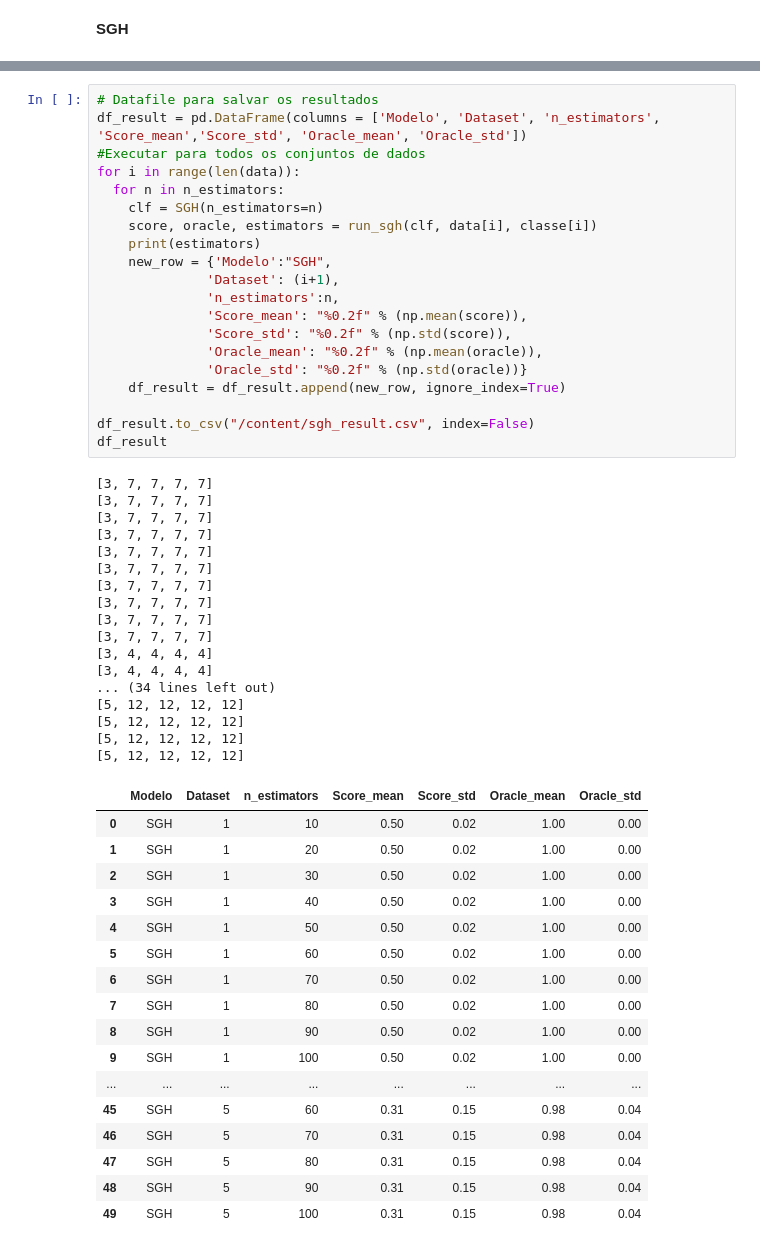
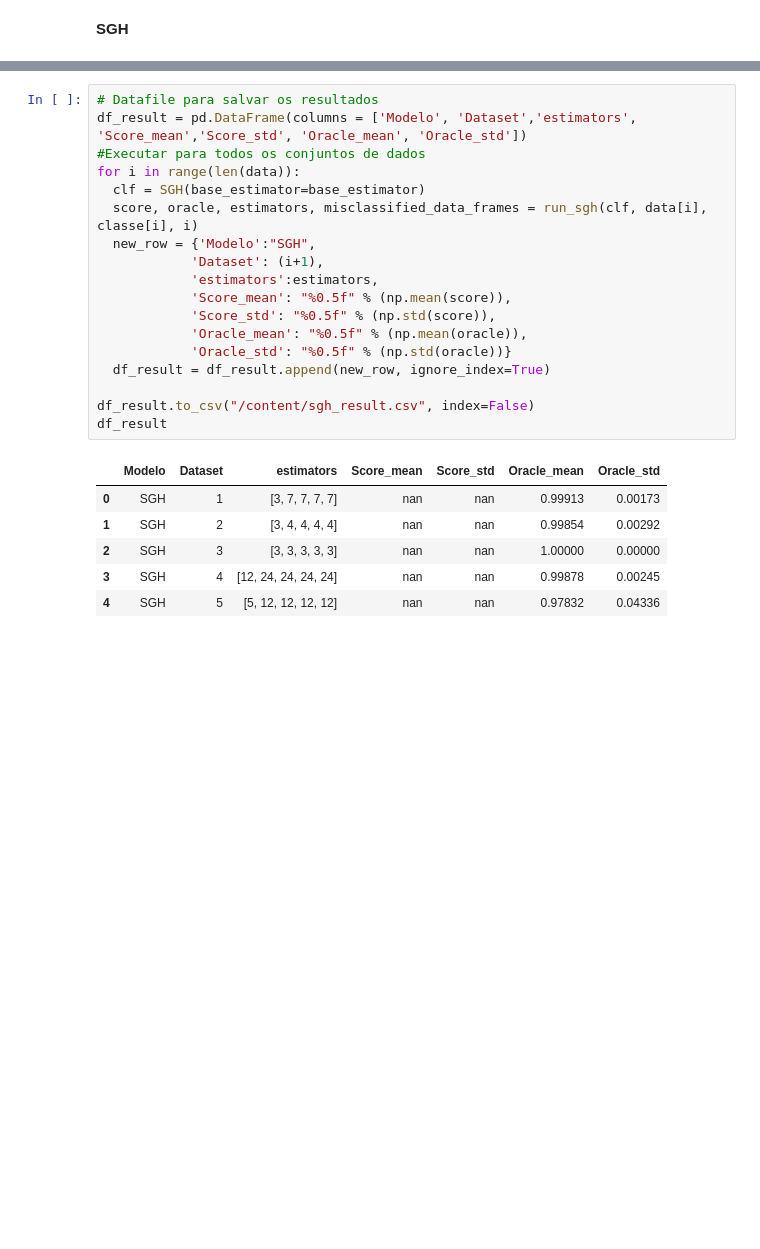
Before and after one commit to Francimaria/ensemble_learning, a Jupyter notebook: exercicio1_vs_final.ipynb, the cells around one changed output, grey strips where cells are left out. Drawn from its saved outputs; the diff is of its cells as text; blank space fills up the shorter version.

```diff
--- a/exercicio1_vs_final.ipynb
+++ b/exercicio1_vs_final.ipynb
@@ -401,55 +429,25 @@ from sgh import SGH
 # %%
 # Datafile para salvar os resultados
-df_result = pd.DataFrame(columns = ['Modelo', 'Dataset', 'n_estimators', 'Score_mean','Score_std', 'Oracle_mean', 'Oracle_std'])
+df_result = pd.DataFrame(columns = ['Modelo', 'Dataset','estimators', 'Score_mean','Score_std', 'Oracle_mean', 'Oracle_std'])
 #Executar para todos os conjuntos de dados
 for i in range(len(data)):
-  for n in n_estimators:
-    clf = SGH(n_estimators=n)
-    score, oracle, estimators = run_sgh(clf, data[i], classe[i])
-    print(estimators)
-    new_row = {'Modelo':"SGH",
-              'Dataset': (i+1),
-              'n_estimators':n,
-              'Score_mean': "%0.2f" % (np.mean(score)),
-              'Score_std': "%0.2f" % (np.std(score)),
-              'Oracle_mean': "%0.2f" % (np.mean(oracle)),
-              'Oracle_std': "%0.2f" % (np.std(oracle))}
-    df_result = df_result.append(new_row, ignore_index=True)
+  clf = SGH(base_estimator=base_estimator)
+  score, oracle, estimators, misclassified_data_frames = run_sgh(clf, data[i], classe[i], i)
+  new_row = {'Modelo':"SGH",
+            'Dataset': (i+1),
+            'estimators':estimators,
+            'Score_mean': "%0.5f" % (np.mean(score)),
+            'Score_std': "%0.5f" % (np.std(score)),
+            'Oracle_mean': "%0.5f" % (np.mean(oracle)),
+            'Oracle_std': "%0.5f" % (np.std(oracle))}
+  df_result = df_result.append(new_row, ignore_index=True)
 
 df_result.to_csv("/content/sgh_result.csv", index=False)
 df_result
 # %% [output]
-[3, 7, 7, 7, 7]
-[3, 7, 7, 7, 7]
-[3, 7, 7, 7, 7]
-[3, 7, 7, 7, 7]
-[3, 7, 7, 7, 7]
-[3, 7, 7, 7, 7]
-[3, 7, 7, 7, 7]
-[3, 7, 7, 7, 7]
-[3, 7, 7, 7, 7]
-[3, 7, 7, 7, 7]
-[3, 4, 4, 4, 4]
-[3, 4, 4, 4, 4]
-... (34 lines left out)
-[5, 12, 12, 12, 12]
-[5, 12, 12, 12, 12]
-[5, 12, 12, 12, 12]
-[5, 12, 12, 12, 12]
-|  | Modelo | Dataset | n_estimators | Score_mean | Score_std | Oracle_mean | Oracle_std |
-| 0 | SGH | 1 | 10 | 0.50 | 0.02 | 1.00 | 0.00 |
-| 1 | SGH | 1 | 20 | 0.50 | 0.02 | 1.00 | 0.00 |
-| 2 | SGH | 1 | 30 | 0.50 | 0.02 | 1.00 | 0.00 |
-| 3 | SGH | 1 | 40 | 0.50 | 0.02 | 1.00 | 0.00 |
-| 4 | SGH | 1 | 50 | 0.50 | 0.02 | 1.00 | 0.00 |
-| 5 | SGH | 1 | 60 | 0.50 | 0.02 | 1.00 | 0.00 |
-| 6 | SGH | 1 | 70 | 0.50 | 0.02 | 1.00 | 0.00 |
-| 7 | SGH | 1 | 80 | 0.50 | 0.02 | 1.00 | 0.00 |
-| 8 | SGH | 1 | 90 | 0.50 | 0.02 | 1.00 | 0.00 |
-| 9 | SGH | 1 | 100 | 0.50 | 0.02 | 1.00 | 0.00 |
-| ... | ... | ... | ... | ... | ... | ... | ... |
-| 45 | SGH | 5 | 60 | 0.31 | 0.15 | 0.98 | 0.04 |
-| 46 | SGH | 5 | 70 | 0.31 | 0.15 | 0.98 | 0.04 |
-| 47 | SGH | 5 | 80 | 0.31 | 0.15 | 0.98 | 0.04 |
-| 48 | SGH | 5 | 90 | 0.31 | 0.15 | 0.98 | 0.04 |
-| 49 | SGH | 5 | 100 | 0.31 | 0.15 | 0.98 | 0.04 |
+|  | Modelo | Dataset | estimators | Score_mean | Score_std | Oracle_mean | Oracle_std |
+| 0 | SGH | 1 | [3, 7, 7, 7, 7] | nan | nan | 0.99913 | 0.00173 |
+| 1 | SGH | 2 | [3, 4, 4, 4, 4] | nan | nan | 0.99854 | 0.00292 |
+| 2 | SGH | 3 | [3, 3, 3, 3, 3] | nan | nan | 1.00000 | 0.00000 |
+| 3 | SGH | 4 | [12, 24, 24, 24, 24] | nan | nan | 0.99878 | 0.00245 |
+| 4 | SGH | 5 | [5, 12, 12, 12, 12] | nan | nan | 0.97832 | 0.04336 |
```
Also changed, not shown: parts of 8 cells of this notebook.
